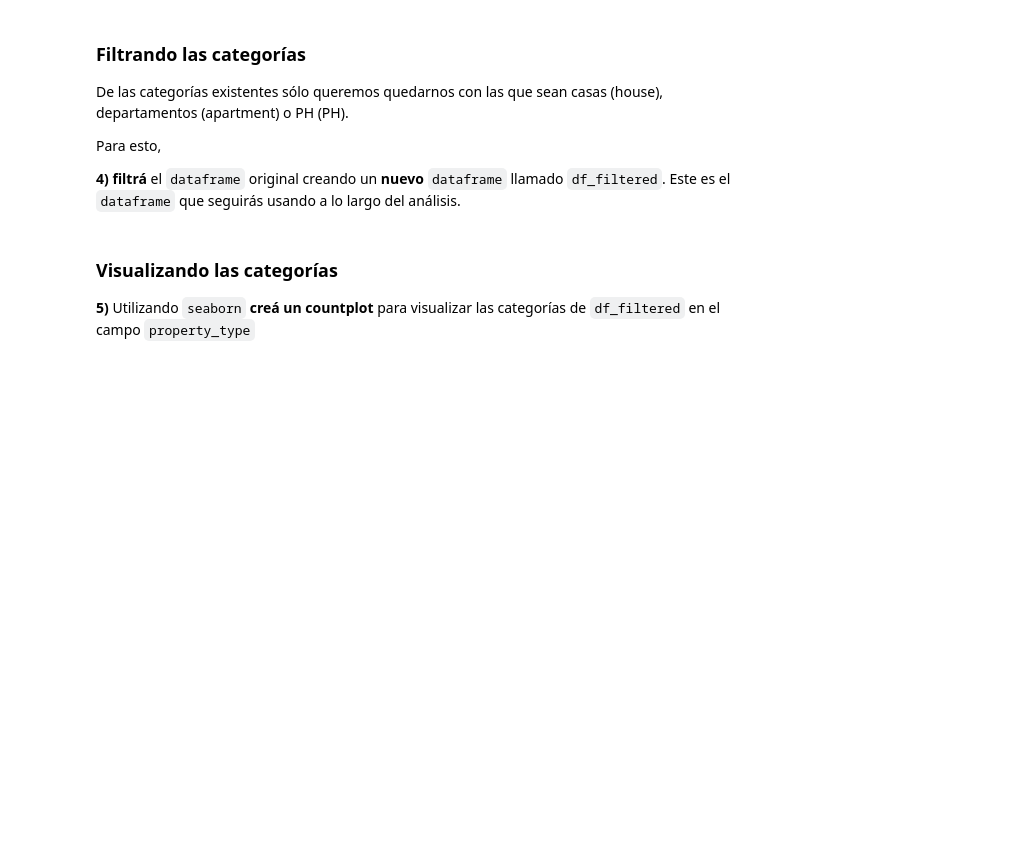
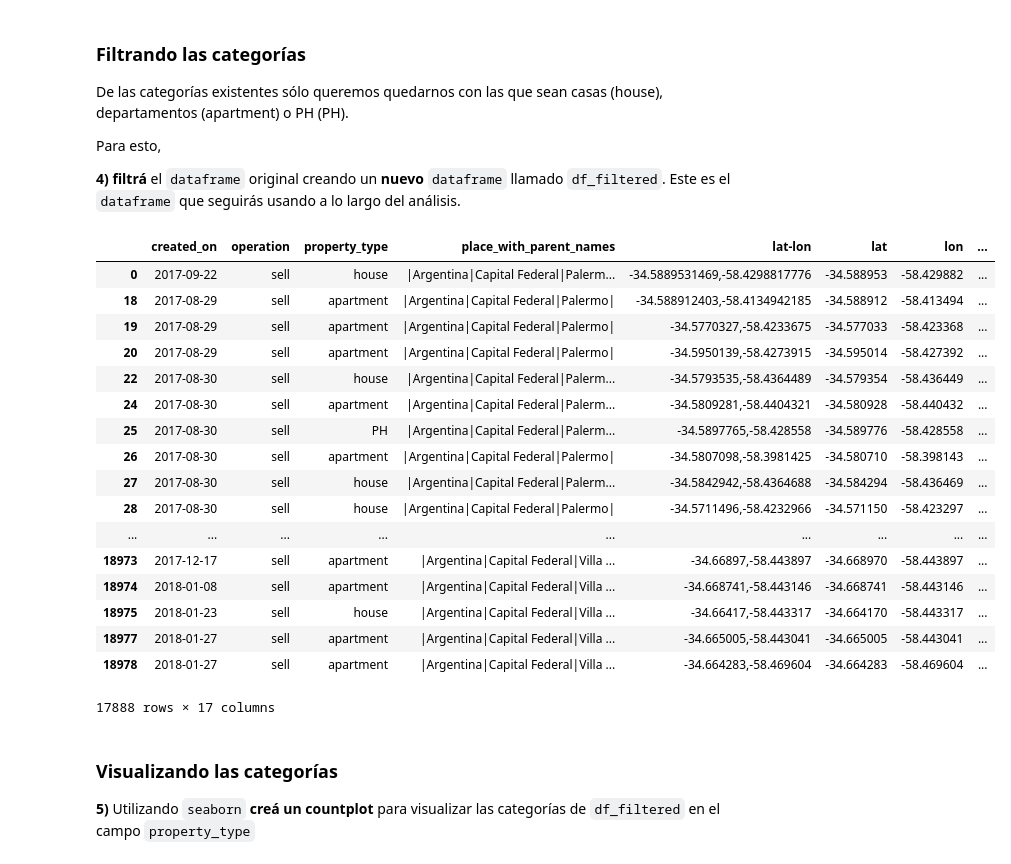
Before and after one commit to marti1125/acamica-ds-labs, a Jupyter notebook: entrega1/recursos_proyecto_1.ipynb, the cells around one changed output. Drawn from its saved outputs; the diff is of its cells as text; code cells hidden in the pictures; blank space fills up the shorter version.

```diff
--- a/entrega1/recursos_proyecto_1.ipynb
+++ b/entrega1/recursos_proyecto_1.ipynb
@@ -126,7 +126,27 @@ Para esto,
 **4) filtrá** el `dataframe` original creando un **nuevo** `dataframe` llamado `df_filtered`. Este es el `dataframe` que seguirás usando a lo largo del análisis.
 # %%
 # Filtrá el dataframe en esta celda
-df_filtered = pd.DataFrame(df)
+df_filtered = pd.DataFrame(df[df.property_type != 'store'])
+df_filtered
+# %% [output]
+|  | created_on | operation | property_type | place_with_parent_names | lat-lon | lat | lon | ... |
+| 0 | 2017-09-22 | sell | house | |Argentina|Capital Federal|Palerm... | -34.5889531469,-58.4298817776 | -34.588953 | -58.429882 | ... |
+| 18 | 2017-08-29 | sell | apartment | |Argentina|Capital Federal|Palermo| | -34.588912403,-58.4134942185 | -34.588912 | -58.413494 | ... |
+| 19 | 2017-08-29 | sell | apartment | |Argentina|Capital Federal|Palermo| | -34.5770327,-58.4233675 | -34.577033 | -58.423368 | ... |
+| 20 | 2017-08-29 | sell | apartment | |Argentina|Capital Federal|Palermo| | -34.5950139,-58.4273915 | -34.595014 | -58.427392 | ... |
+| 22 | 2017-08-30 | sell | house | |Argentina|Capital Federal|Palerm... | -34.5793535,-58.4364489 | -34.579354 | -58.436449 | ... |
+| 24 | 2017-08-30 | sell | apartment | |Argentina|Capital Federal|Palerm... | -34.5809281,-58.4404321 | -34.580928 | -58.440432 | ... |
+| 25 | 2017-08-30 | sell | PH | |Argentina|Capital Federal|Palerm... | -34.5897765,-58.428558 | -34.589776 | -58.428558 | ... |
+| 26 | 2017-08-30 | sell | apartment | |Argentina|Capital Federal|Palermo| | -34.5807098,-58.3981425 | -34.580710 | -58.398143 | ... |
+| 27 | 2017-08-30 | sell | house | |Argentina|Capital Federal|Palerm... | -34.5842942,-58.4364688 | -34.584294 | -58.436469 | ... |
+| 28 | 2017-08-30 | sell | house | |Argentina|Capital Federal|Palermo| | -34.5711496,-58.4232966 | -34.571150 | -58.423297 | ... |
+| ... | ... | ... | ... | ... | ... | ... | ... | ... |
+| 18973 | 2017-12-17 | sell | apartment | |Argentina|Capital Federal|Villa ... | -34.66897,-58.443897 | -34.668970 | -58.443897 | ... |
+| 18974 | 2018-01-08 | sell | apartment | |Argentina|Capital Federal|Villa ... | -34.668741,-58.443146 | -34.668741 | -58.443146 | ... |
+| 18975 | 2018-01-23 | sell | house | |Argentina|Capital Federal|Villa ... | -34.66417,-58.443317 | -34.664170 | -58.443317 | ... |
+| 18977 | 2018-01-27 | sell | apartment | |Argentina|Capital Federal|Villa ... | -34.665005,-58.443041 | -34.665005 | -58.443041 | ... |
+| 18978 | 2018-01-27 | sell | apartment | |Argentina|Capital Federal|Villa ... | -34.664283,-58.469604 | -34.664283 | -58.469604 | ... |
+17888 rows × 17 columns
 # %% [markdown]
 ### Visualizando las categorías
 **5)** Utilizando `seaborn` **creá un countplot** para visualizar las categorías de `df_filtered` en el campo `property_type`
```
Also changed, not shown: parts of 2 cells of this notebook.
